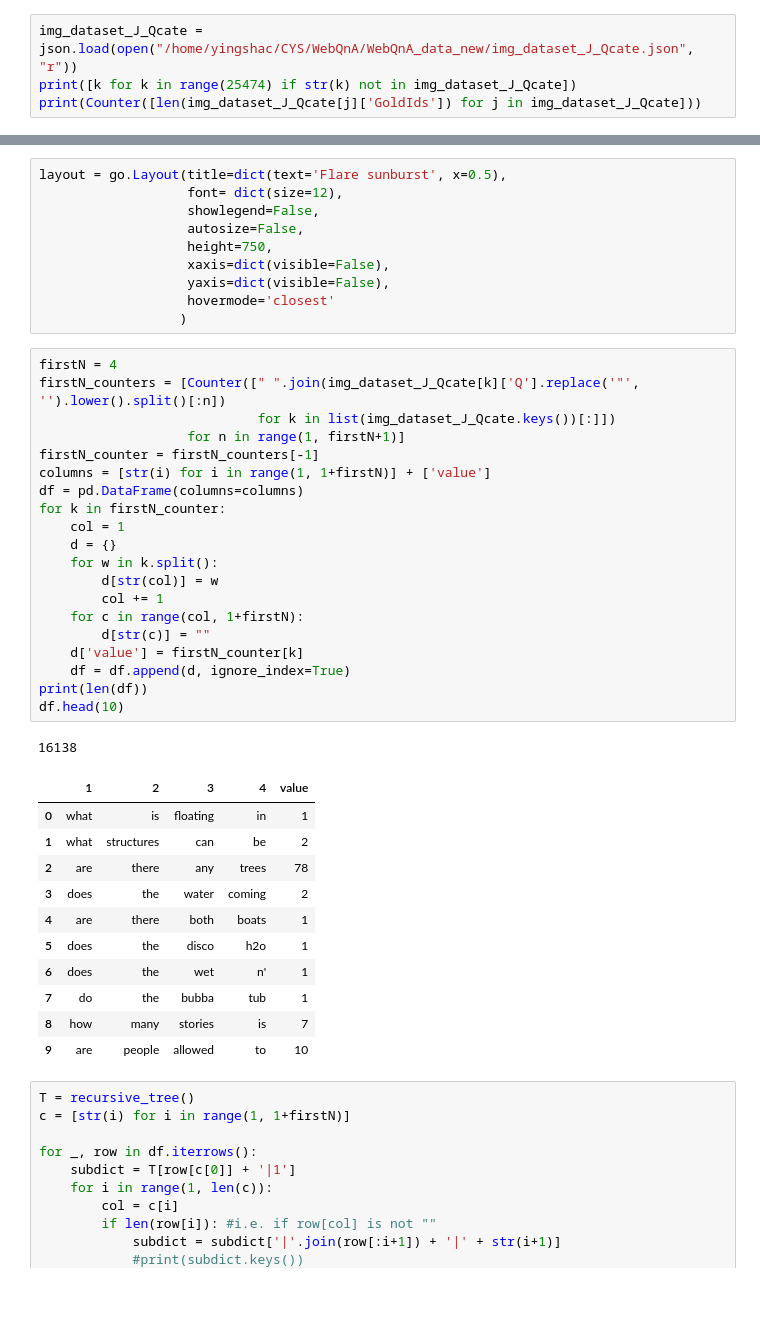
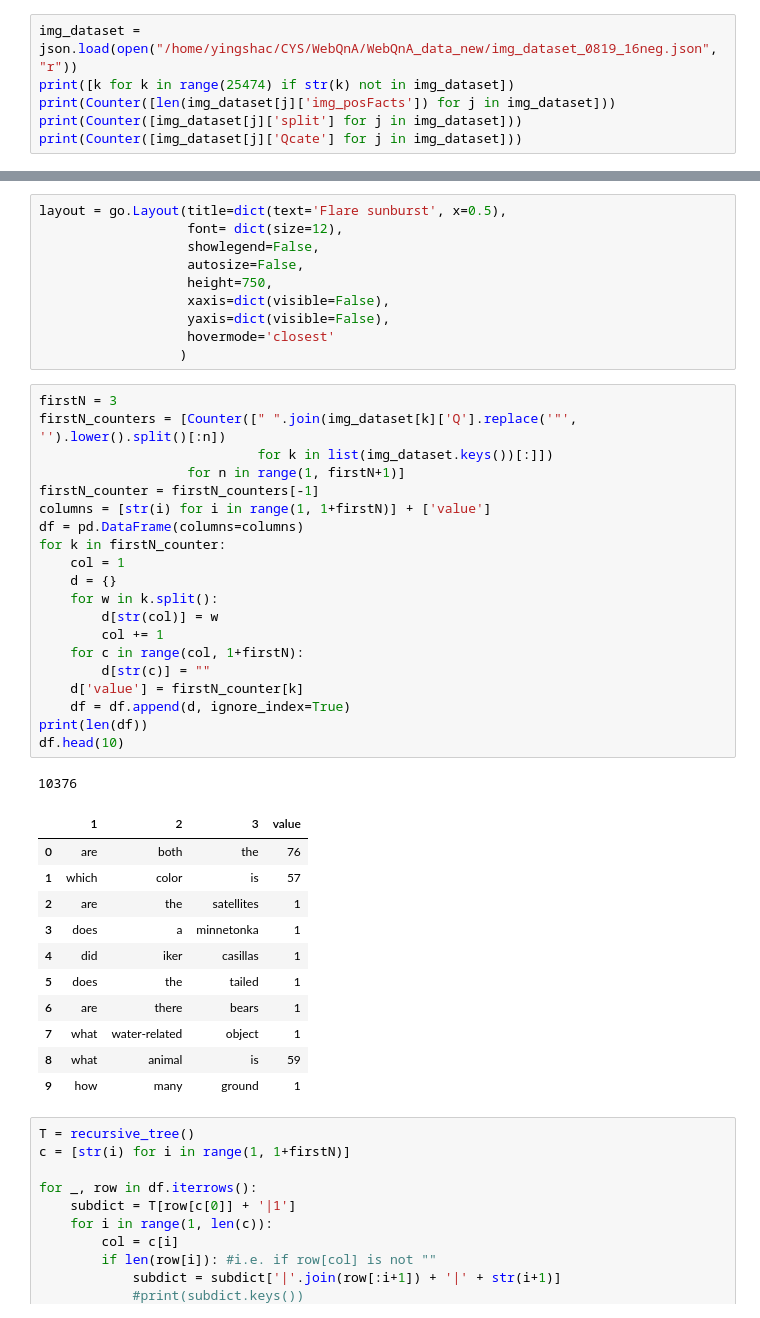
Before and after one commit to WebQnA/WebQA_Baseline, a Jupyter notebook: vlp/notebooks/sunburst.ipynb, the cells around one changed output, grey strips where cells are left out. Drawn from its saved outputs; the diff is of its cells as text.

```diff
--- a/vlp/notebooks/sunburst.ipynb
+++ b/vlp/notebooks/sunburst.ipynb
@@ -13,7 +13,9 @@ import pandas as pd
 import plotly
 import plotly.graph_objects as go
 # %%
-img_dataset_J_Qcate = json.load(open("/home/yingshac/CYS/WebQnA/WebQnA_data_new/img_dataset_J_Qcate.json", "r"))
-print([k for k in range(25474) if str(k) not in img_dataset_J_Qcate])
-print(Counter([len(img_dataset_J_Qcate[j]['GoldIds']) for j in img_dataset_J_Qcate]))
+img_dataset = json.load(open("/home/yingshac/CYS/WebQnA/WebQnA_data_new/img_dataset_0819_16neg.json", "r"))
+print([k for k in range(25474) if str(k) not in img_dataset])
+print(Counter([len(img_dataset[j]['img_posFacts']) for j in img_dataset]))
+print(Counter([img_dataset[j]['split'] for j in img_dataset]))
+print(Counter([img_dataset[j]['Qcate'] for j in img_dataset]))
 # %% [output]
@@ -81,38 +85,38 @@ layout = go.Layout(title=dict(text='Flare sunburst', x=0.5),
                    hovermode='closest'
                   )
 # %%
-firstN = 4
-firstN_counters = [Counter([" ".join(img_dataset_J_Qcate[k]['Q'].replace('"', '').lower().split()[:n])
-                            for k in list(img_dataset_J_Qcate.keys())[:]])
+firstN = 3
+firstN_counters = [Counter([" ".join(img_dataset[k]['Q'].replace('"', '').lower().split()[:n])
+                            for k in list(img_dataset.keys())[:]])
                    for n in range(1, firstN+1)]
 firstN_counter = firstN_counters[-1]
 columns = [str(i) for i in range(1, 1+firstN)] + ['value']
 df = pd.DataFrame(columns=columns)
 for k in firstN_counter:
     col = 1
     d = {}
     for w in k.split():
         d[str(col)] = w
         col += 1
     for c in range(col, 1+firstN):
         d[str(c)] = ""
     d['value'] = firstN_counter[k]
     df = df.append(d, ignore_index=True)
 print(len(df))
 df.head(10)
 # %% [output]
-16138
+10376
-|  | 1 | 2 | 3 | 4 | value |
-| 0 | what | is | floating | in | 1 |
-| 1 | what | structures | can | be | 2 |
-| 2 | are | there | any | trees | 78 |
-| 3 | does | the | water | coming | 2 |
-| 4 | are | there | both | boats | 1 |
-| 5 | does | the | disco | h2o | 1 |
-| 6 | does | the | wet | n' | 1 |
-| 7 | do | the | bubba | tub | 1 |
-| 8 | how | many | stories | is | 7 |
-| 9 | are | people | allowed | to | 10 |
+|  | 1 | 2 | 3 | value |
+| 0 | are | both | the | 76 |
+| 1 | which | color | is | 57 |
+| 2 | are | the | satellites | 1 |
+| 3 | does | a | minnetonka | 1 |
+| 4 | did | iker | casillas | 1 |
+| 5 | does | the | tailed | 1 |
+| 6 | are | there | bears | 1 |
+| 7 | what | water-related | object | 1 |
+| 8 | what | animal | is | 59 |
+| 9 | how | many | ground | 1 |
 # %%
 T = recursive_tree()
 c = [str(i) for i in range(1, 1+firstN)]
```
Also changed, not shown: parts of 4 cells of this notebook, 9 other files.
